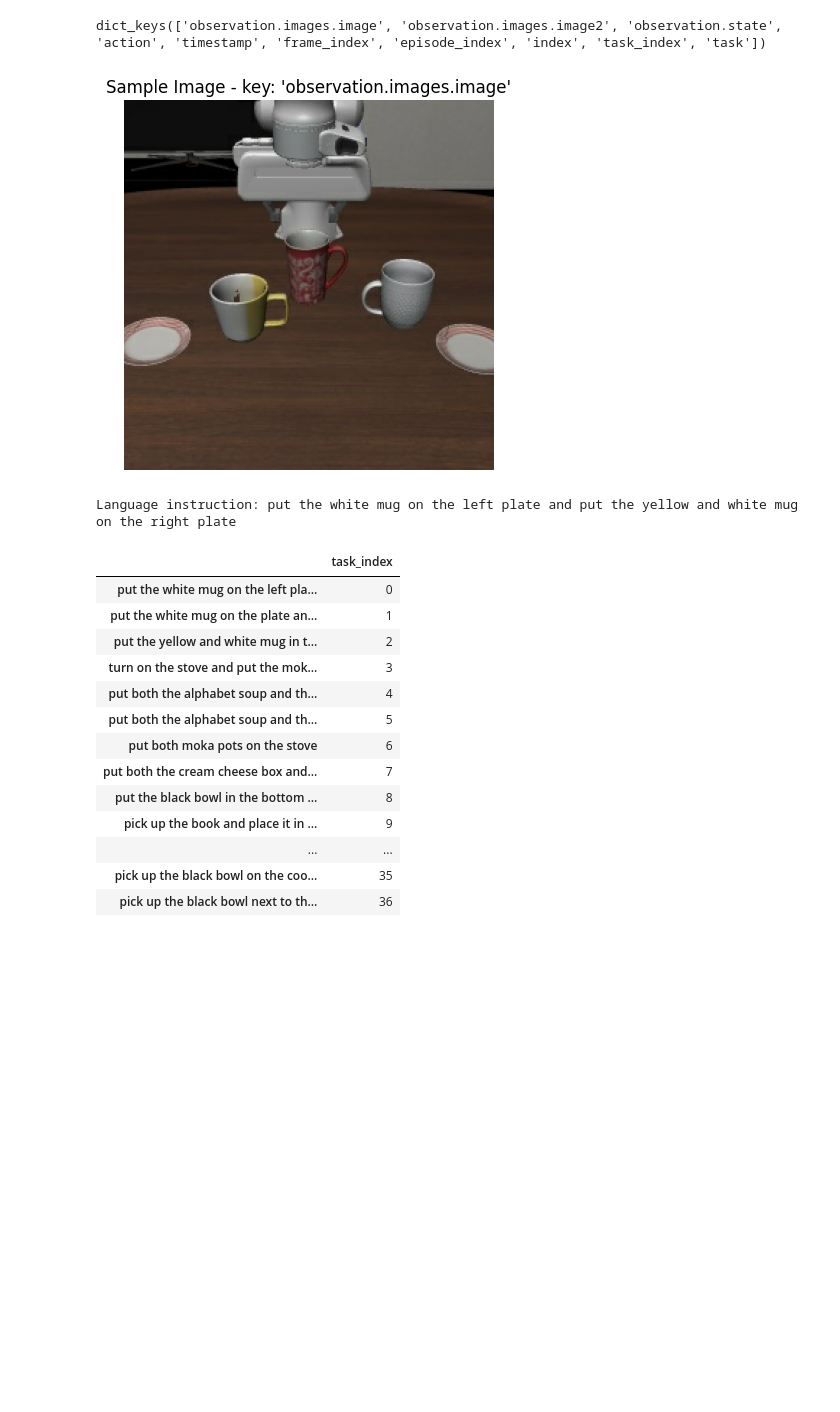
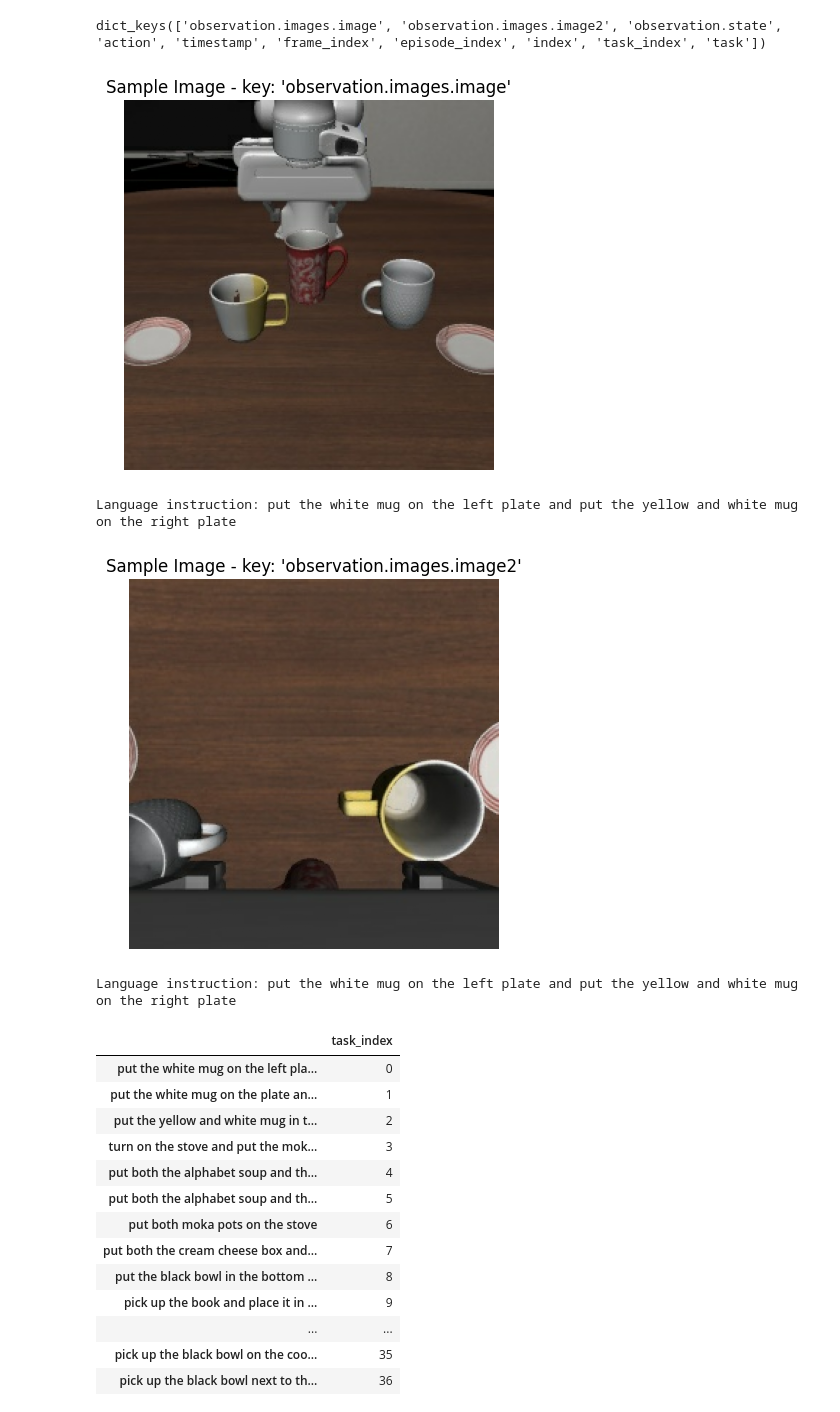
Before and after one commit to mahaitongdae/lerobot, a Jupyter notebook: examples/tutorial/act/dataset_metadata.ipynb, the cells around one changed output. Saved outputs shown, nothing was run; the diff lists cells and outputs as text; code cells hidden in the pictures; blank space fills up the shorter version.

```diff
--- a/examples/tutorial/act/dataset_metadata.ipynb
+++ b/examples/tutorial/act/dataset_metadata.ipynb
@@ -4,7 +4,7 @@ from lerobot.datasets.utils import dataset_to_policy_features
 import tree
 import json
 # %%
-dataset_id = "HuggingFaceVLA/libero_spatial"
+dataset_id = "HuggingFaceVLA/libero"
 dataset_metadata = LeRobotDatasetMetadata(dataset_id)
 metadata_shape = tree.map_structure(lambda x: x.shape if hasattr(x, 'shape') else None, dataset_metadata.stats)
 print(json.dumps(metadata_shape, indent=2))
@@ -47,40 +60,43 @@ dict_keys(['observation.images.image', 'observation.images.image2', 'observation
 # %%
 import matplotlib.pyplot as plt
 
 # Instantiate dataset (using first dataset and default config)
 dataset = LeRobotDataset(dataset_id)
 sample = dataset[0]  # sample returns a flat dictionary with keys like 'observation.images.xxx'
 
 # Display a sample image
-image_key = None
+image_keys = []
 for k, v in sample.items():
     if not k.startswith("observation"):
         continue
     val = v[0] if isinstance(v, (list, tuple)) else v
     if hasattr(val, "shape") and len(val.shape) == 3:
-        image_key = k
-        break
+        image_keys.append(k)
 
-if image_key is not None:
-    img = sample[image_key]
-    if isinstance(img, (list, tuple)):
-        img = img[0]
-    plt.imshow(img.permute(1, 2, 0) if hasattr(img, "permute") else img)
-    plt.title(f"Sample Image - key: '{image_key}'")
-    plt.axis('off')
-    plt.show()
-else:
-    print("No image observation found in sample.")
 
-# Show language instruction if present
-language_instruction = sample.get('task', sample.get('language_instruction', None))
-if language_instruction is not None:
-    print("Language instruction:", language_instruction)
-else:
-    print("No language instruction found in sample.")
+for image_key in image_keys:
+    if image_key is not None:
+        img = sample[image_key]
+        if isinstance(img, (list, tuple)):
+            img = img[0]
+        plt.imshow(img.permute(1, 2, 0) if hasattr(img, "permute") else img)
+        plt.title(f"Sample Image - key: '{image_key}'")
+        plt.axis('off')
+        plt.show()
+    else:
+        print("No image observation found in sample.")
+
+    # Show language instruction if present
+    language_instruction = sample.get('task', sample.get('language_instruction', None))
+    if language_instruction is not None:
+        print("Language instruction:", language_instruction)
+    else:
+        print("No language instruction found in sample.")
 # %% [output]
 [figure]
 Language instruction: put the white mug on the left plate and put the yellow and white mug on the right plate
+[figure, added]
+Language instruction: put the white mug on the left plate and put the yellow and white mug on the right plate
 # %%
 dataset.meta.tasks
 # %% [output]
```
Also changed, not shown: parts of 1 cell of this notebook, 19 other files.
